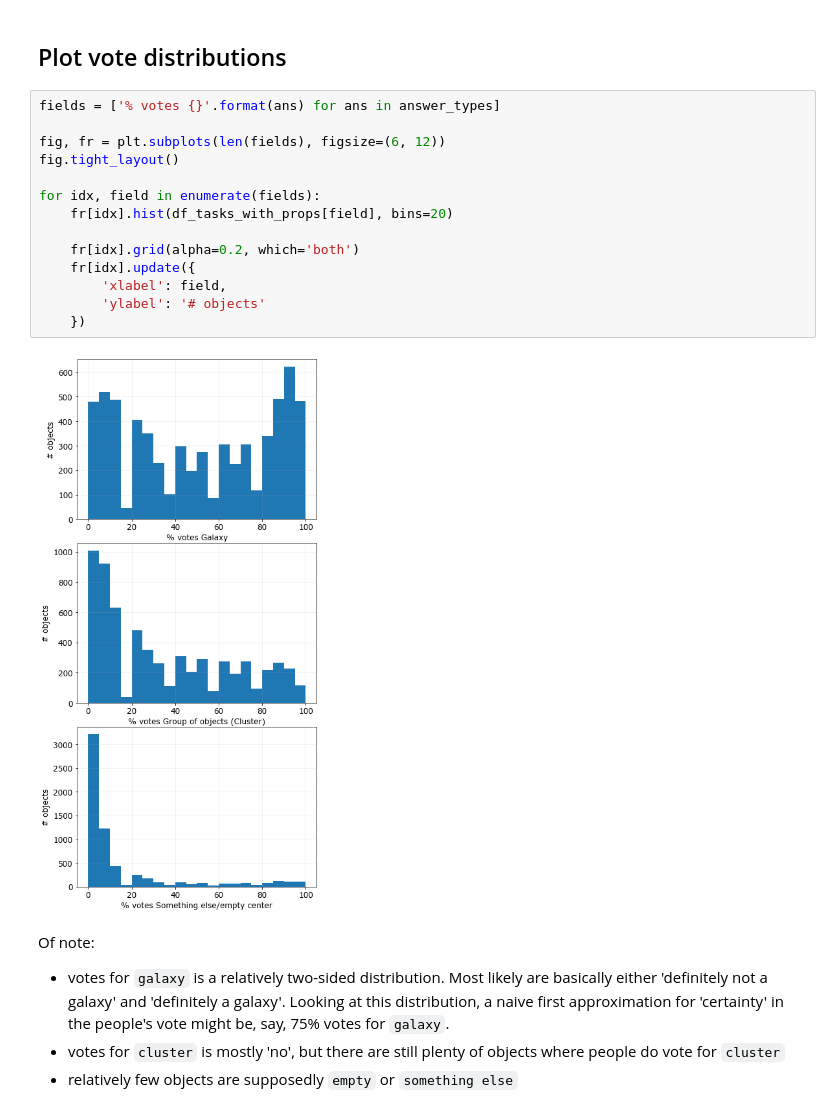
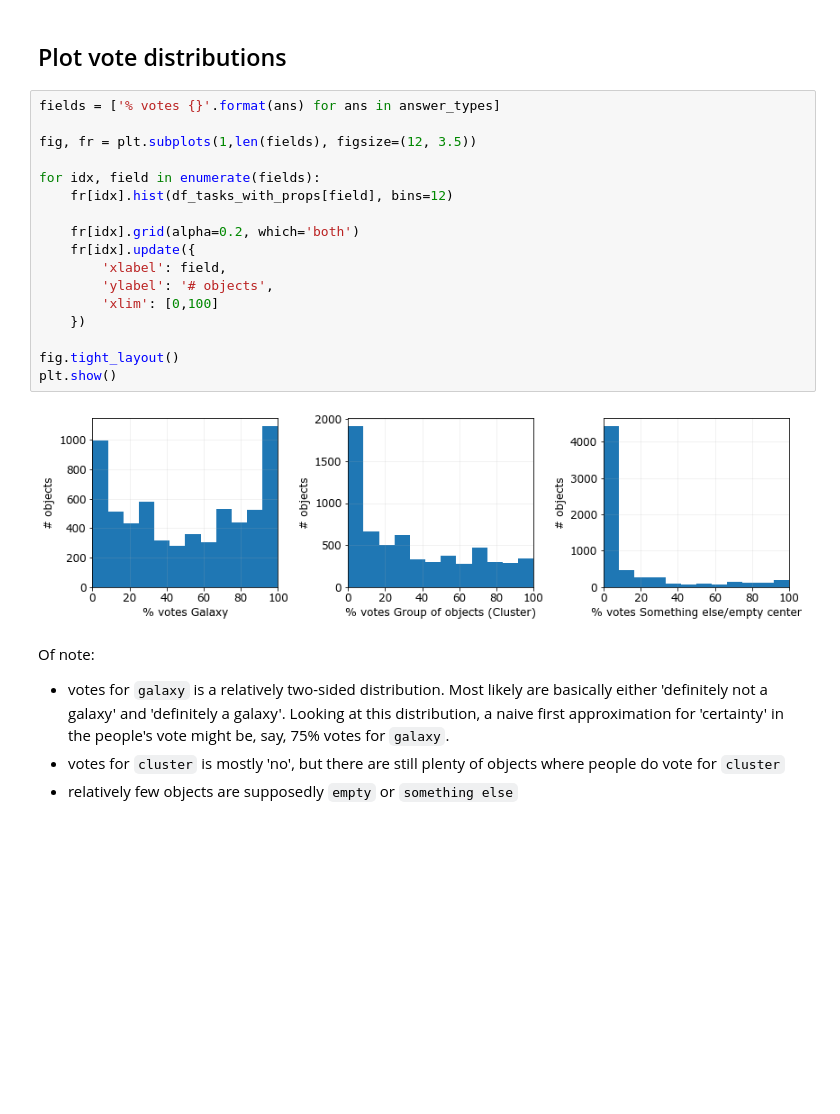
Before and after one commit to Seerden/SpaceFluff, a Jupyter notebook: analysis/classify workflow/sf_classify.ipynb, the cells around one changed output. Drawn from its saved outputs; the diff is of its cells as text; blank space fills up the shorter version.

Commit message:
(sf_classify) add tight_layout to some plots

```diff
--- a/analysis/classify workflow/sf_classify.ipynb
+++ b/analysis/classify workflow/sf_classify.ipynb
@@ -127,19 +127,22 @@ count_dict(vote_counts)  # uncomment to inspect vote count occurrence rate
 # %%
 fields = ['% votes {}'.format(ans) for ans in answer_types]
 
-fig, fr = plt.subplots(len(fields), figsize=(6, 12))
-fig.tight_layout()
+fig, fr = plt.subplots(1,len(fields), figsize=(12, 3.5))
 
 for idx, field in enumerate(fields):
-    fr[idx].hist(df_tasks_with_props[field], bins=20)
+    fr[idx].hist(df_tasks_with_props[field], bins=12)
 
     fr[idx].grid(alpha=0.2, which='both')
     fr[idx].update({
         'xlabel': field,
-        'ylabel': '# objects'
+        'ylabel': '# objects',
+        'xlim': [0,100]
     })
+
+fig.tight_layout()
+plt.show()
 # %% [output]
-[figure, old version]
+[figure, new version]
 # %% [markdown]
 Of note:
 - votes for `galaxy` is a relatively two-sided distribution. Most likely are basically either 'definitely not a galaxy' and 'definitely a galaxy'.
```
Also changed, not shown: parts of 3 cells of this notebook.
